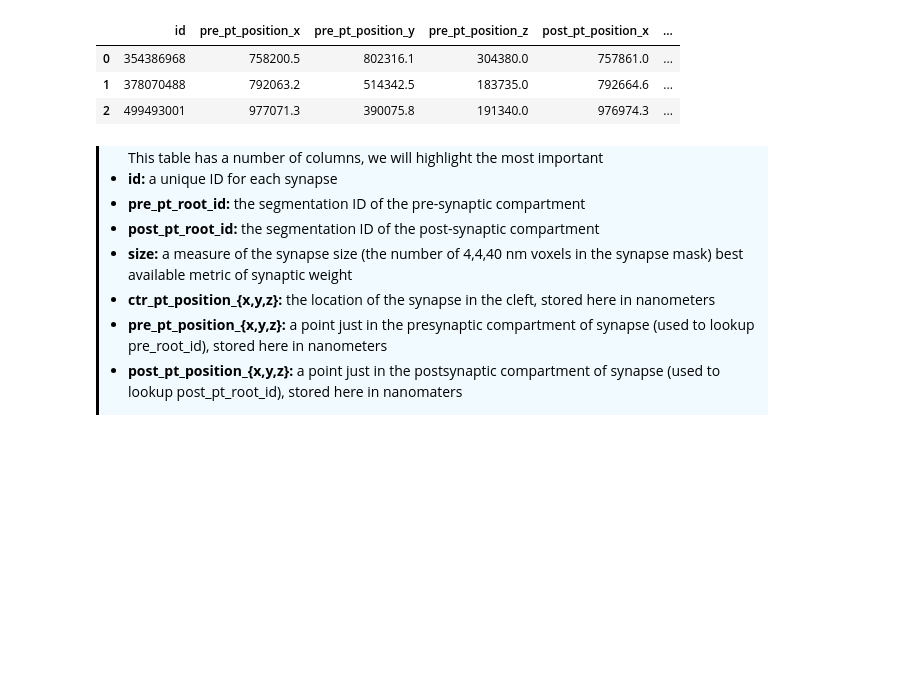
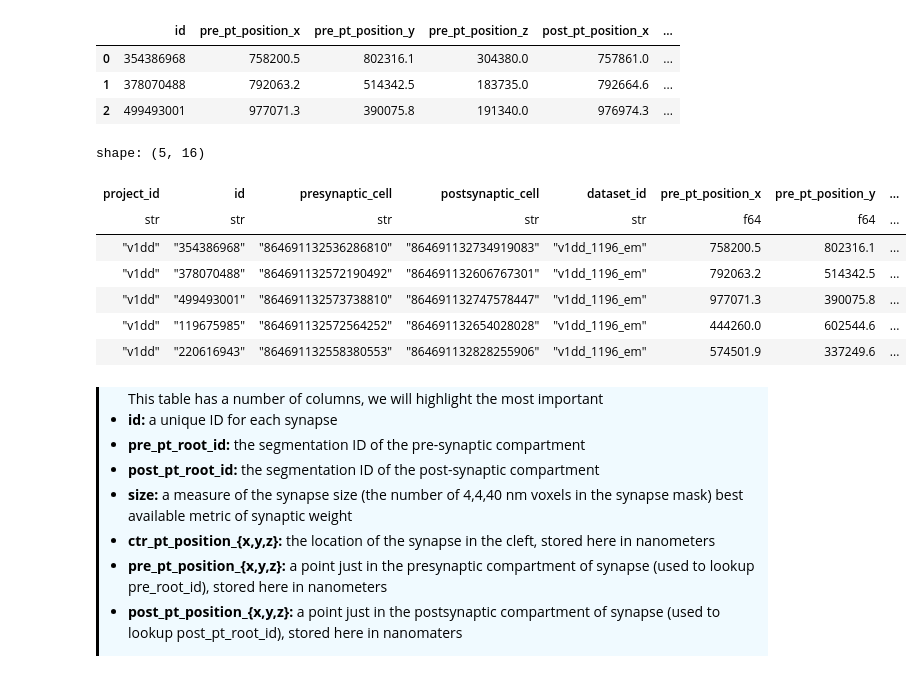
Before and after one commit to AllenSWDB/SWDB_2026_Connectomics, a Jupyter notebook: code/workshops/Module_2_ccm.ipynb, the cells around one changed output. Saved outputs shown, nothing was run; the diff lists cells and outputs as text; code cells hidden in the pictures; blank space fills up the shorter version.

Commit message:
little dataset features displays

```diff
--- a/code/workshops/Module_2_ccm.ipynb
+++ b/code/workshops/Module_2_ccm.ipynb
@@ -196,6 +207,17 @@ syn_df.head(3)
 | 0 | 354386968 | 758200.5 | 802316.1 | 304380.0 | 757861.0 | ... |
 | 1 | 378070488 | 792063.2 | 514342.5 | 183735.0 | 792664.6 | ... |
 | 2 | 499493001 | 977071.3 | 390075.8 | 191340.0 | 976974.3 | ... |
+# %%
+synapse_data.head()
+# %% [output]
+shape: (5, 16)
+| project_id | id | presynaptic_cell | postsynaptic_cell | dataset_id | pre_pt_position_x | pre_pt_position_y | ... |
+| str | str | str | str | str | f64 | f64 | ... |
+| "v1dd" | "354386968" | "864691132536286810" | "864691132734919083" | "v1dd_1196_em" | 758200.5 | 802316.1 | ... |
+| "v1dd" | "378070488" | "864691132572190492" | "864691132606767301" | "v1dd_1196_em" | 792063.2 | 514342.5 | ... |
+| "v1dd" | "499493001" | "864691132573738810" | "864691132747578447" | "v1dd_1196_em" | 977071.3 | 390075.8 | ... |
+| "v1dd" | "119675985" | "864691132572564252" | "864691132654028028" | "v1dd_1196_em" | 444260.0 | 602544.6 | ... |
+| "v1dd" | "220616943" | "864691132558380553" | "864691132828255906" | "v1dd_1196_em" | 574501.9 | 337249.6 | ... |
 # %% [markdown]
 <div style="border-left: 3px solid #000; padding: 1px; padding-left: 10px; background: #F0FAFF; ">
 
```
Also changed, not shown: parts of 1 cell of this notebook.
